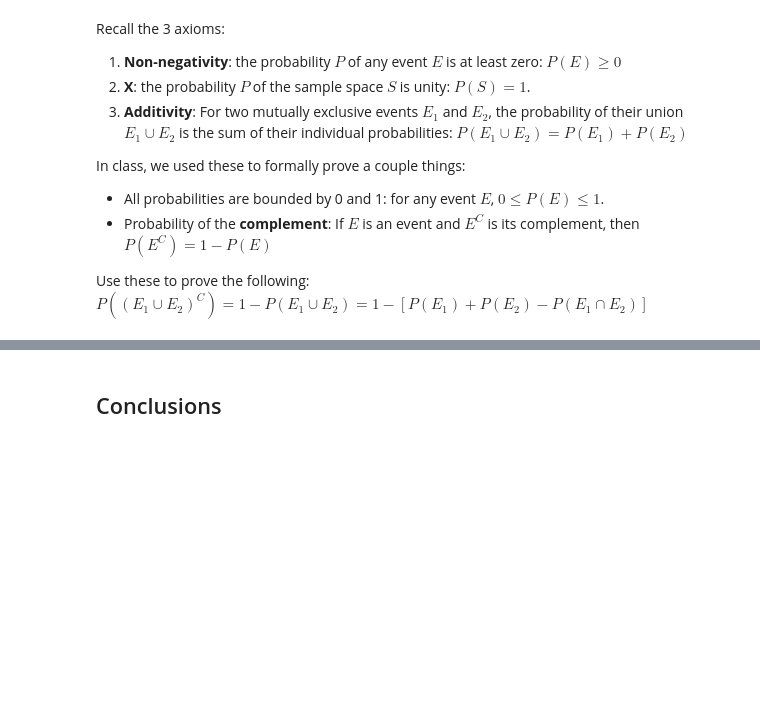
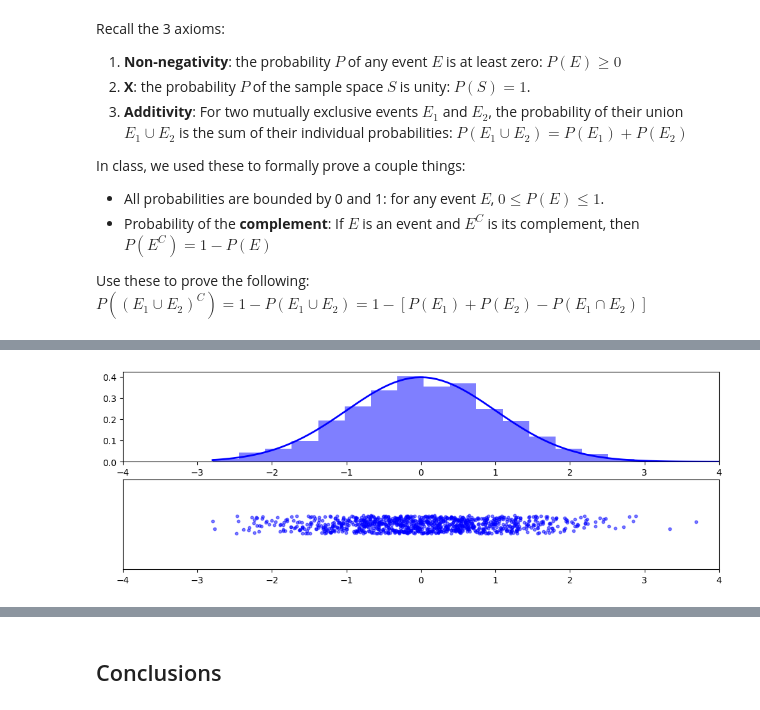
Before and after one commit to spencerahill/stat-methods-course, a Jupyter notebook: lectures/probability-theory.ipynb, the cells around one changed output, grey strips where cells are left out. Saved outputs shown, nothing was run; the diff lists cells and outputs as text; code cells hidden in the pictures; blank space fills up the shorter version.

```diff
--- a/lectures/probability-theory.ipynb
+++ b/lectures/probability-theory.ipynb
@@ -51,0 +157,38 @@ Use these to prove the following: $P((E_1\cup E_2)^C)=1-P(E_1\cup E_2)=1-[P(E_1)
+# %%
+import matplotlib.pyplot as plt
+import numpy as np
+from scipy.stats import norm
+
+N = 1000  # Number of random values
+jitter_amount = 0.01  # Amount of jitter
+
+# Draw N random values from a standard normal distribution
+samples = np.random.normal(0, 1, N)
+
+# Apply jitter in the y-direction
+jitter = np.random.uniform(-jitter_amount, jitter_amount, N)
+
+# Create the plot
+fig, (ax1, ax2) = plt.subplots(2, 1, figsize=(12, 4))#, gridspec_kw={'height_ratios': [1, 4]})
+
+# Histogram and PDF
+count, bins, _ = ax1.hist(samples, bins=20, density=True, alpha=0.5, color='b')
+xmin, xmax = min(samples), max(samples)
+x = np.linspace(xmin, xmax, 100)
+p = norm.pdf(x, 0, 1)
+ax1.plot(x, p, 'b', linewidth=2)
+
+# Scatter plot
+ax2.scatter(samples, jitter, color='b', alpha=0.5, s=10)
+
+# Set axis limits and hide y-axis
+ax1.set_xlim(-4, 4)
+ax2.set_xlim(-4, 4)
+ax2.set_ylim(-jitter_amount * 5, jitter_amount * 5)
+
+# Hide y-axis
+ax2.set_yticks([])
+
+plt.show()
+# %% [output]
+[figure, added]
```
Also changed, not shown: parts of 26 cells of this notebook, 7 other files.
